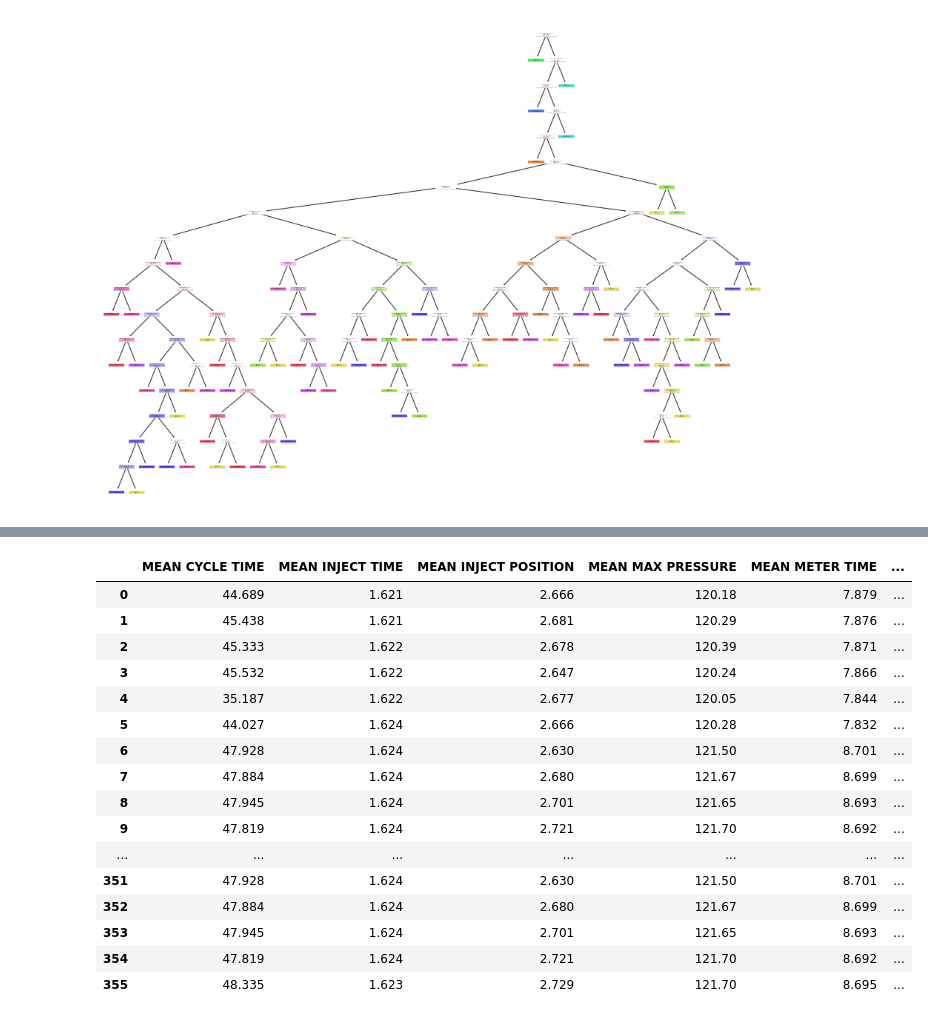
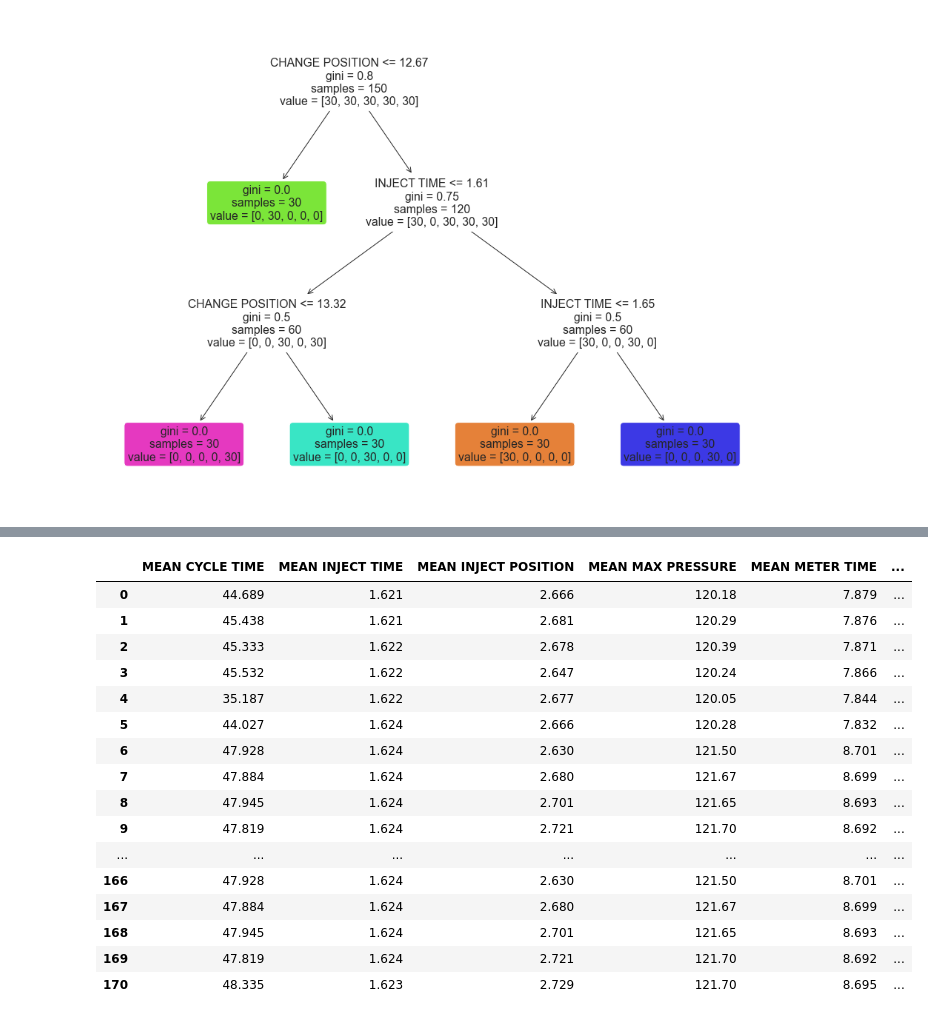
Before and after one commit to Gen1ght/injection-molding-ml, a Jupyter notebook: Learning.ipynb, the cells around one changed output, grey strips where cells are left out. Cells and saved outputs as stored; diff of their text form; code cells hidden in the pictures.

```diff
--- a/Learning.ipynb
+++ b/Learning.ipynb
@@ -29,30 +29,6 @@ allData = allData.append(posIncData, ignore_index=True)
 posDecData = pd.read_excel('data/Injection Molding Data.xlsx', sheet_name = 'Position Decrease')
 allData = allData.append(posDecData, ignore_index=True)
 
-# Adding temp increase original condition
-tempIncAData = pd.read_excel('data/Injection Molding Data.xlsx', sheet_name = 'Temp Increase A')
-allData = allData.append(tempIncAData, ignore_index=True)
-
-# Adding temp increase changed condition
-tempIncBData = pd.read_excel('data/Injection Molding Data.xlsx', sheet_name = 'Temp Increase B')
-allData = allData.append(tempIncBData, ignore_index=True)
-
-# Adding temp decrease original condition
-tempDecAData = pd.read_excel('data/Injection Molding Data.xlsx', sheet_name = 'Temp Decrease A')
-allData = allData.append(tempDecAData, ignore_index=True)
-
-# Adding temp decrease changed condition
-tempDecBData = pd.read_excel('data/Injection Molding Data.xlsx', sheet_name = 'Temp Decrease B')
-allData = allData.append(tempDecBData, ignore_index=True)
-
-# Adding melt decrease original condition
-meltDecAData = pd.read_excel('data/Injection Molding Data.xlsx', sheet_name = 'Melt Decrease A')
-allData = allData.append(meltDecAData, ignore_index=True)
-
-# Adding melt decrease changed condition
-meltDecBData = pd.read_excel('data/Injection Molding Data.xlsx', sheet_name = 'Melt Decrease B')
-allData = allData.append(meltDecBData, ignore_index=True)
-
 allData.head()
 # %% [output]
 |  | CYCLE TIME | INJECT TIME | INJECT POSITION | MAX PRESSURE | METER TIME | CHANGE PRESSURE | CHANGE POSITION | ... |
@@ -110,7 +86,7 @@ plot_tree(dectree, filled=True, rounded = True,
           feature_names=X.columns)
 plt.show()
 # %% [output]
-[figure, old version]
+[figure, new version]
 # %%
 # Adding initial condition
 testData = pd.read_excel('data/Injection Molding Data.xlsx', sheet_name = 'Testing')
@@ -174,38 +150,38 @@ try:
         meanDF = meanDF.append(newRow, ignore_index=True)
 
         start += 1
         end += 1
 
 except IndexError:
     pass
 
 
 # Predict response for the points
 y_pred = dectree.predict(meanDF)
 
 currentCondition = testData["CONDITION"][meanDF.index + groupSize - 1].to_numpy()
 currentCondition = pd.DataFrame(currentCondition, columns = ["LATEST CONDITION"], index = meanDF.index)
-jointDF = pd.concat([meanDF,currentCondition], axis = 1)
+combinedDF = pd.concat([meanDF, currentCondition], axis = 1)
 
 # Concatenate with the given data
 y_pred = pd.DataFrame(y_pred, columns = ["PREDICTED CONDITION"], index = meanDF.index)
-jointDF = pd.concat([jointDF,y_pred], axis = 1)
-jointDF
+combinedDF = pd.concat([combinedDF, y_pred], axis = 1)
+combinedDF
 # %% [output]
 |  | MEAN CYCLE TIME | MEAN INJECT TIME | MEAN INJECT POSITION | MEAN MAX PRESSURE | MEAN METER TIME | ... |
 | 0 | 44.689 | 1.621 | 2.666 | 120.18 | 7.879 | ... |
 | 1 | 45.438 | 1.621 | 2.681 | 120.29 | 7.876 | ... |
 | 2 | 45.333 | 1.622 | 2.678 | 120.39 | 7.871 | ... |
 | 3 | 45.532 | 1.622 | 2.647 | 120.24 | 7.866 | ... |
 | 4 | 35.187 | 1.622 | 2.677 | 120.05 | 7.844 | ... |
 | 5 | 44.027 | 1.624 | 2.666 | 120.28 | 7.832 | ... |
 | 6 | 47.928 | 1.624 | 2.630 | 121.50 | 8.701 | ... |
 | 7 | 47.884 | 1.624 | 2.680 | 121.67 | 8.699 | ... |
 | 8 | 47.945 | 1.624 | 2.701 | 121.65 | 8.693 | ... |
 | 9 | 47.819 | 1.624 | 2.721 | 121.70 | 8.692 | ... |
 | ... | ... | ... | ... | ... | ... | ... |
-| 351 | 47.928 | 1.624 | 2.630 | 121.50 | 8.701 | ... |
-| 352 | 47.884 | 1.624 | 2.680 | 121.67 | 8.699 | ... |
-| 353 | 47.945 | 1.624 | 2.701 | 121.65 | 8.693 | ... |
-| 354 | 47.819 | 1.624 | 2.721 | 121.70 | 8.692 | ... |
-| 355 | 48.335 | 1.623 | 2.729 | 121.70 | 8.695 | ... |
+| 166 | 47.928 | 1.624 | 2.630 | 121.50 | 8.701 | ... |
+| 167 | 47.884 | 1.624 | 2.680 | 121.67 | 8.699 | ... |
+| 168 | 47.945 | 1.624 | 2.701 | 121.65 | 8.693 | ... |
+| 169 | 47.819 | 1.624 | 2.721 | 121.70 | 8.692 | ... |
+| 170 | 48.335 | 1.623 | 2.729 | 121.70 | 8.695 | ... |
```
Also changed, not shown: parts of 2 cells of this notebook.
